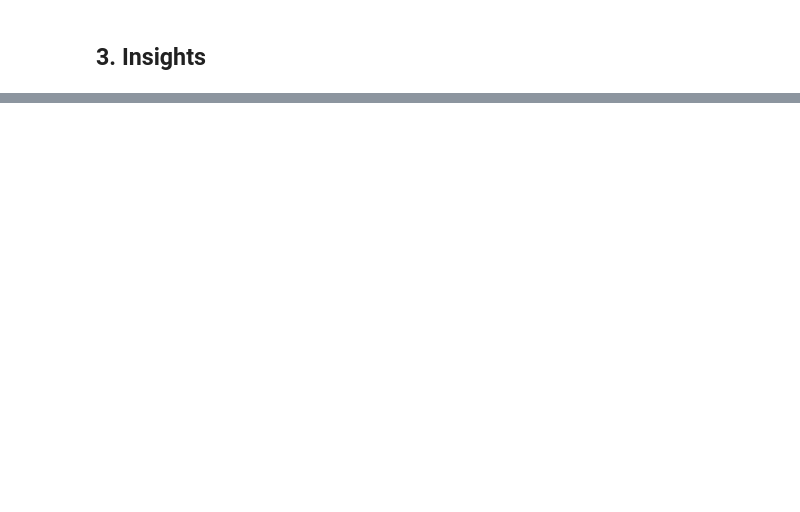
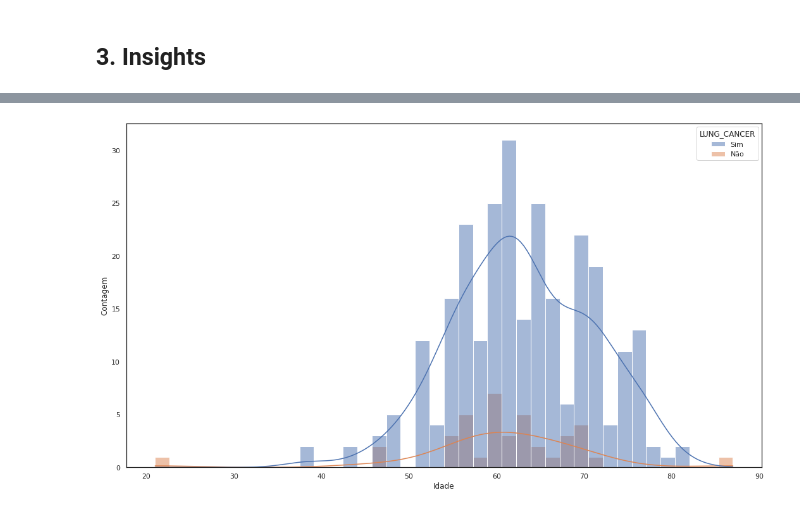
Before and after one commit to atlantico-academy/lung-cancer, a Jupyter notebook: notebooks/01-exploratory_data_analysis.ipynb, the cells around one changed output, grey strips where cells are left out. Saved outputs shown, nothing was run; the diff lists cells and outputs as text; code cells hidden in the pictures; blank space fills up the shorter version.

```diff
--- a/notebooks/01-exploratory_data_analysis.ipynb
+++ b/notebooks/01-exploratory_data_analysis.ipynb
@@ -161,0 +164,8 @@ plt.show()
+# %%
+plt.figure(figsize=(18,10))
+sns.set_theme(style="white") #Removendo o whitegrid para esse gráfico
+ax = sns.histplot(data=df, x='AGE', bins=40, kde=True, hue=df['LUNG_CANCER'])
+ax.set(xlabel='Idade', ylabel='Contagem')
+plt.show()
+# %% [output]
+[figure, added]
```
Also changed, not shown: parts of 28 cells of this notebook.
